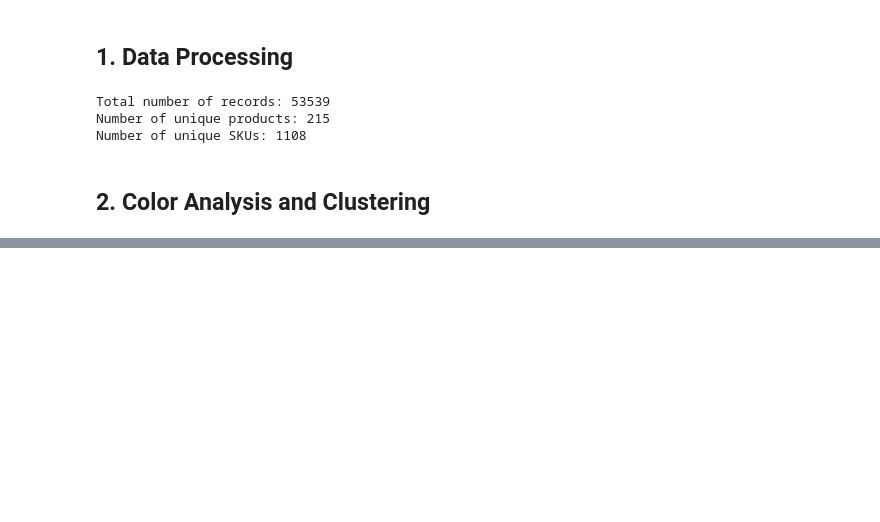
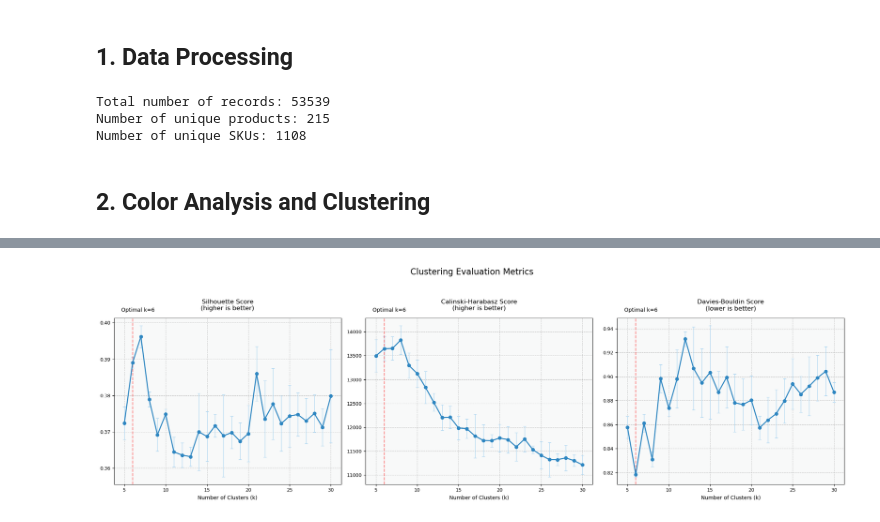
Before and after one commit to Shubin-Luan-Umich/SIADS699_Capstone_FA24_Team23, a Jupyter notebook: notebooks/03_color_analysis_and_recommendation.ipynb, the cells around one changed output, grey strips where cells are left out. Cells and saved outputs as stored; diff of their text form; code cells hidden in the pictures; blank space fills up the shorter version.

Commit message:
Upload trained models

```diff
--- a/notebooks/03_color_analysis_and_recommendation.ipynb
+++ b/notebooks/03_color_analysis_and_recommendation.ipynb
@@ -300,3 +284,16 @@ Davies-Bouldin Score: 0.818 ± 0.002
+# %%
+def save_analyzer(analyzer, file_path: str = 'trained_models/sephora_lipstick_clustering_model.pkl') -> None:
+    with open(file_path, 'wb') as f:
+        pickle.dump(analyzer, f)
+def load_analyzer(file_path: str = 'trained_models/sephora_lipstick_clustering_model.pkl') -> ColorAnalyzer:
+    with open(file_path, 'rb') as f:
+        return pickle.load(f)
+
+save_analyzer(analyzer, 'trained_models/sephora_lipstick_clustering_model.pkl')
 # %%
 # Plot results with improved visualization
+analyzer = load_analyzer('trained_models/sephora_lipstick_clustering_model.pkl')
+
 analyzer.plot_cv_results()
+# %% [output]
+[figure, added]
```
Also changed, not shown: parts of 2 cells of this notebook, 1 other file.
